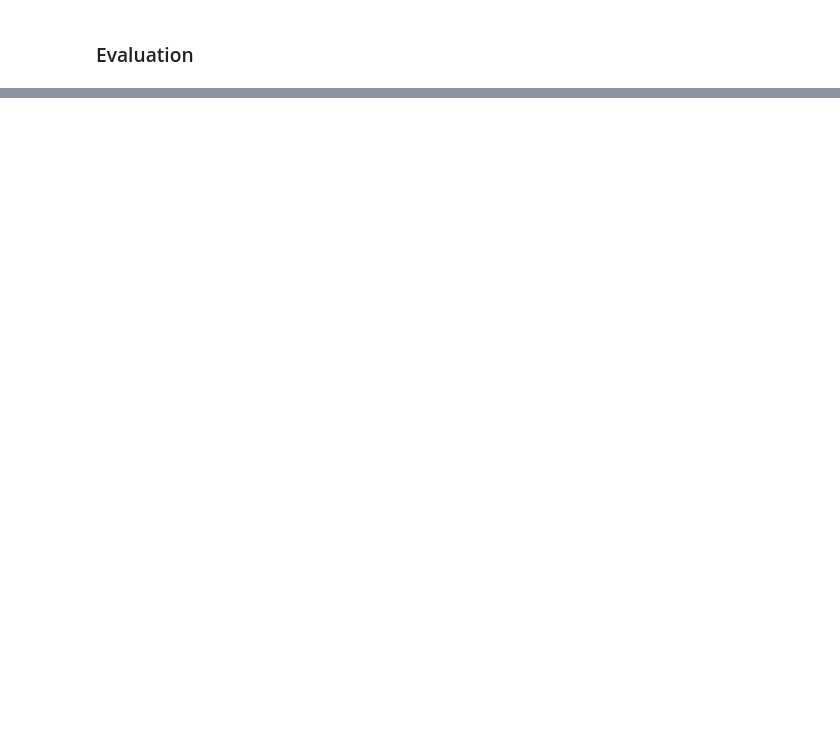
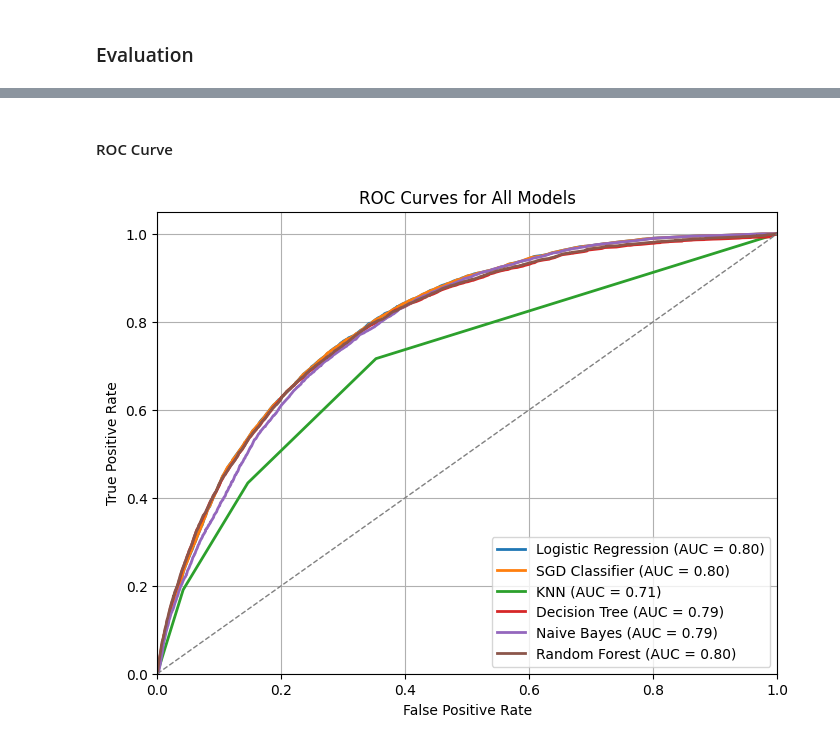
Before and after one commit to MohammedBabaqi/DiaClassifier-Benchmarking-ML-Models, a Jupyter notebook: notebooks/diabetes_classification_multiple_model_pipline.ipynb, the cells around one changed output, grey strips where cells are left out. Drawn from its saved outputs; the diff is of its cells as text; code cells hidden in the pictures; blank space fills up the shorter version.

```diff
--- a/notebooks/diabetes_classification_multiple_model_pipline.ipynb
+++ b/notebooks/diabetes_classification_multiple_model_pipline.ipynb
@@ -435,0 +596,22 @@ plt.show()
+# %% [markdown]
+#### ROC Curve
+# %%
+plt.figure(figsize=(8, 6))
+
+for name, pipeline in trained_pipelines.items():
+    y_score = pipeline.predict_proba(x_test)[:, 1]
+    fpr, tpr, _ = roc_curve(y_test, y_score)
+    roc_auc = auc(fpr, tpr)
+    plt.plot(fpr, tpr, lw=2, label=f"{name} (AUC = {roc_auc:.2f})")
+
+plt.plot([0, 1], [0, 1], color='gray', lw=1, linestyle='--')
+plt.xlim([0.0, 1.0])
+plt.ylim([0.0, 1.05])
+plt.xlabel('False Positive Rate')
+plt.ylabel('True Positive Rate')
+plt.title('ROC Curves for All Models')
+plt.legend(loc="lower right")
+plt.grid(True)
+plt.show()
+# %% [output]
+[figure, added]
```
Also changed, not shown: parts of 29 cells of this notebook.
